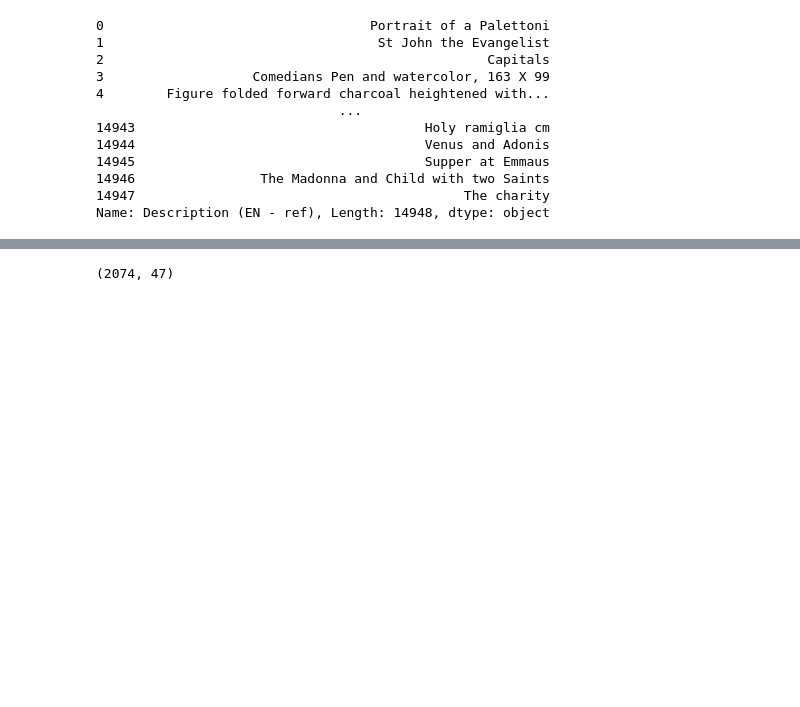
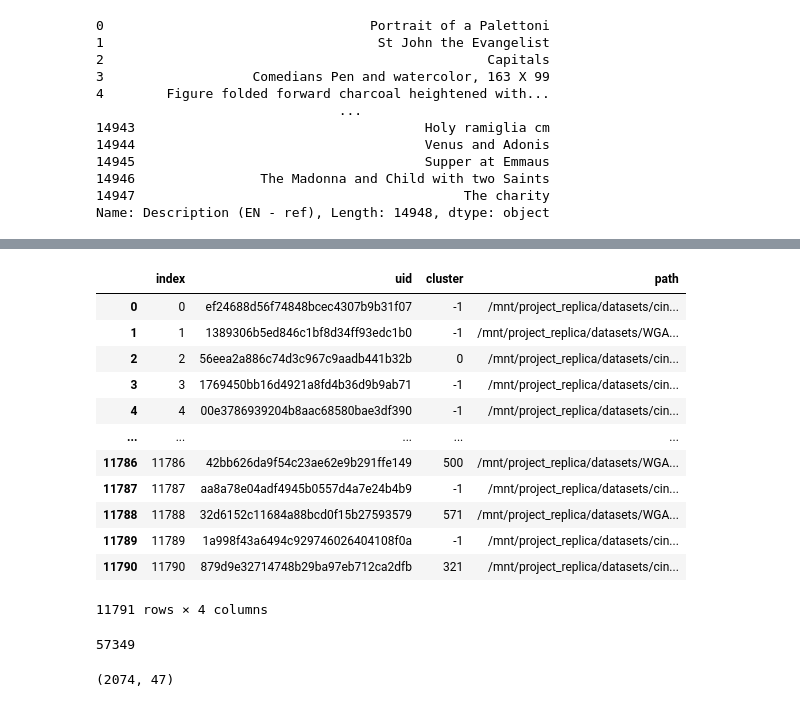
Before and after one commit to ludovicaschaerf/Cini_TDA, a Jupyter notebook: notebooks/Iconography.ipynb, the cells around one changed output, grey strips where cells are left out. Saved outputs shown, nothing was run; the diff lists cells and outputs as text; code cells hidden in the pictures; blank space fills up the shorter version.

```diff
--- a/notebooks/Iconography.ipynb
+++ b/notebooks/Iconography.ipynb
@@ -148,0 +164,19 @@ clusters.to_csv(data_dir + 'description_clusters_dedup_data_sample_wga_translate
+# %%
+with open(data_dir + 'clusters_0.51_01-05-2022_19.pkl', 'rb') as infile:
+    clusters_0 = pickle.load(infile)
+
+clusters_0
+# %% [output]
+|  | index | uid | cluster | path |
+| 0 | 0 | ef24688d56f74848bcec4307b9b31f07 | -1 | /mnt/project_replica/datasets/cin... |
+| 1 | 1 | 1389306b5ed846c1bf8d34ff93edc1b0 | -1 | /mnt/project_replica/datasets/WGA... |
+| 2 | 2 | 56eea2a886c74d3c967c9aadb441b32b | 0 | /mnt/project_replica/datasets/cin... |
+| 3 | 3 | 1769450bb16d4921a8fd4b36d9b9ab71 | -1 | /mnt/project_replica/datasets/cin... |
+| 4 | 4 | 00e3786939204b8aac68580bae3df390 | -1 | /mnt/project_replica/datasets/cin... |
+| ... | ... | ... | ... | ... |
+| 11786 | 11786 | 42bb626da9f54c23ae62e9b291ffe149 | 500 | /mnt/project_replica/datasets/WGA... |
+| 11787 | 11787 | aa8a78e04adf4945b0557d4a7e24b4b9 | -1 | /mnt/project_replica/datasets/cin... |
+| 11788 | 11788 | 32d6152c11684a88bcd0f15b27593579 | 571 | /mnt/project_replica/datasets/WGA... |
+| 11789 | 11789 | 1a998f43a6494c929746026404108f0a | -1 | /mnt/project_replica/datasets/cin... |
+| 11790 | 11790 | 879d9e32714748b29ba97eb712ca2dfb | 321 | /mnt/project_replica/datasets/cin... |
+11791 rows × 4 columns
@@ -149,3 +190,7 @@ clusters.to_csv(data_dir + 'description_clusters_dedup_data_sample_wga_translate
+# %%
+len(make_links(metadata))
+# %% [output]
+57349
 # %%
 # in jeanne's code
 # with open(path + 'save_link_data_2018_08_02.pkl', 'rb') as f:
```
Also changed, not shown: parts of 11 cells of this notebook, 5 other files.
